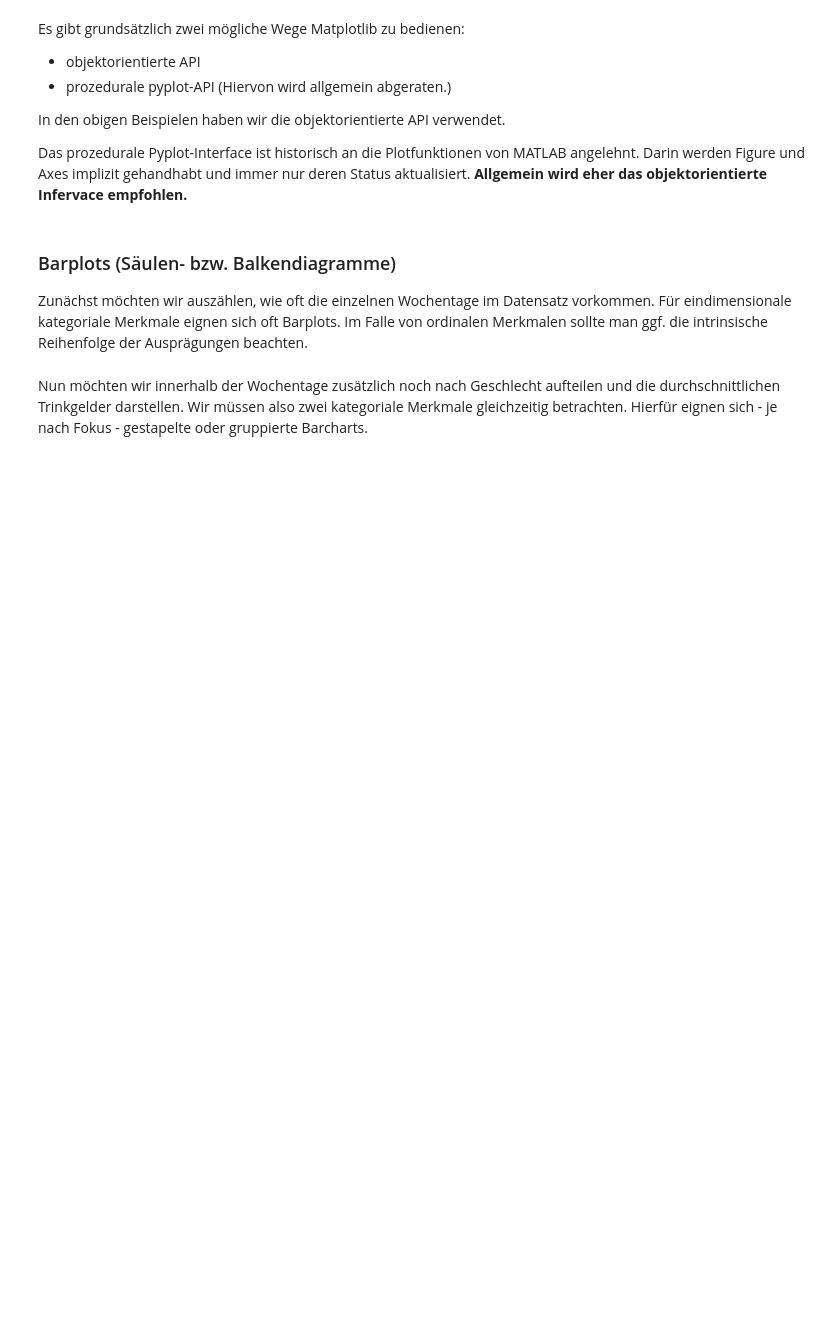
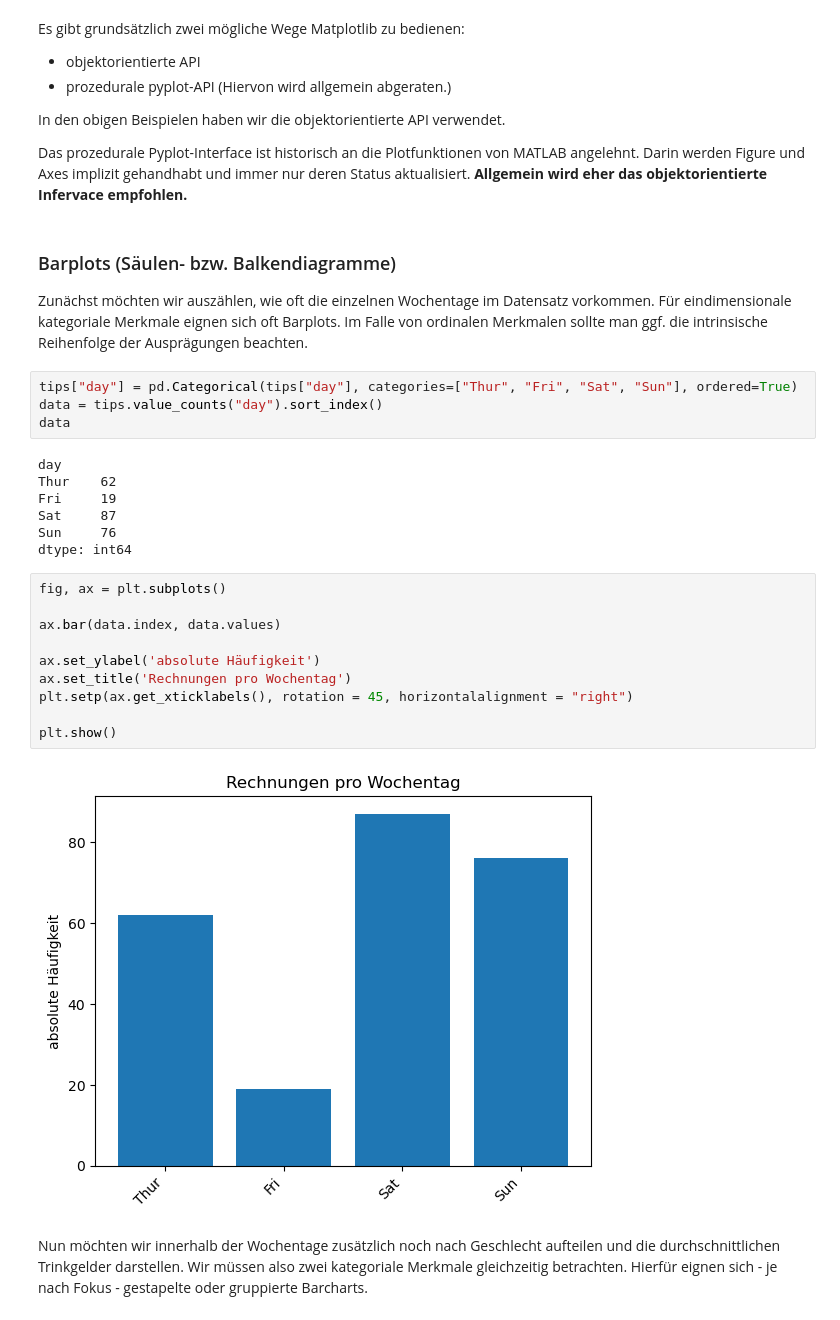
Before and after one commit to thieleju/studium, a Jupyter notebook: Data Science/tutorial_visualization.ipynb, the cells around one changed output. Drawn from its saved outputs; the diff is of its cells as text; blank space fills up the shorter version.

```diff
--- a/Data Science/tutorial_visualization.ipynb
+++ b/Data Science/tutorial_visualization.ipynb
@@ -55,6 +94,29 @@ Das prozedurale Pyplot-Interface ist historisch an die Plotfunktionen von MATLAB
 Zunächst möchten wir auszählen, wie oft die einzelnen Wochentage im Datensatz vorkommen.
 Für eindimensionale kategoriale Merkmale eignen sich oft Barplots.
 Im Falle von ordinalen Merkmalen sollte man ggf. die intrinsische Reihenfolge der Ausprägungen beachten.
+# %%
+tips["day"] = pd.Categorical(tips["day"], categories=["Thur", "Fri", "Sat", "Sun"], ordered=True)
+data = tips.value_counts("day").sort_index()
+data
+# %% [output]
+day
+Thur    62
+Fri     19
+Sat     87
+Sun     76
+dtype: int64
+# %%
+fig, ax = plt.subplots()
+
+ax.bar(data.index, data.values)
+
+ax.set_ylabel('absolute Häufigkeit')
+ax.set_title('Rechnungen pro Wochentag')
+plt.setp(ax.get_xticklabels(), rotation = 45, horizontalalignment = "right")
+
+plt.show()
+# %% [output]
+[figure, added]
 # %% [markdown]
 Nun möchten wir innerhalb der Wochentage zusätzlich noch nach Geschlecht aufteilen und die durchschnittlichen Trinkgelder darstellen.
 Wir müssen also zwei kategoriale Merkmale gleichzeitig betrachten.
```
Also changed, not shown: parts of 22 cells of this notebook, 3 other files.
